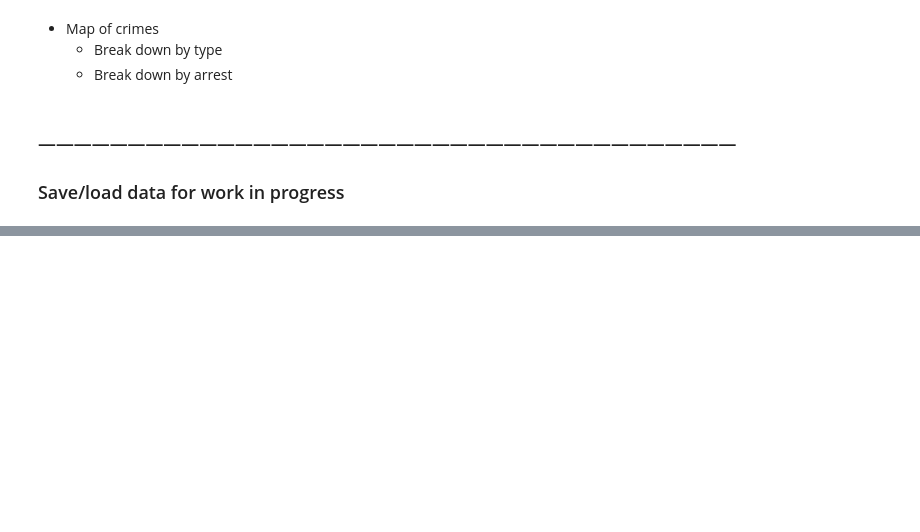
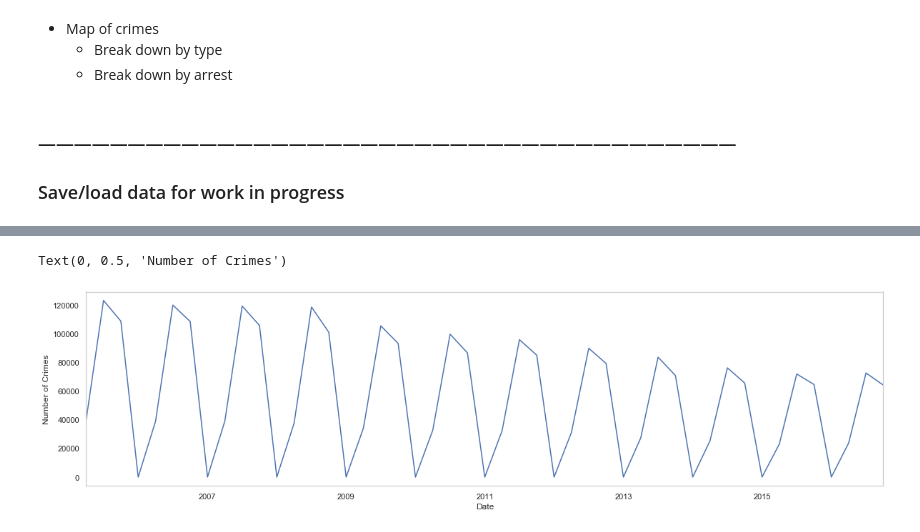
Before and after one commit to vbernardes/chicago-crime-dataviz, a Jupyter notebook: EDA.ipynb, the cells around one changed output, grey strips where cells are left out. Cells and saved outputs as stored; diff of their text form; code cells hidden in the pictures; blank space fills up the shorter version.

```diff
--- a/EDA.ipynb
+++ b/EDA.ipynb
@@ -271,0 +370,6 @@ crimes_df.to_pickle('data/processed_data.pkl')
+# %%
+crimes_df.loc[(crimes_df.index.year >= 2005) & (crimes_df.index.month >= 6)].resample('Q').size().plot(figsize=(20,5));
+plt.ylabel('Number of Crimes')
+# %% [output]
+Text(0, 0.5, 'Number of Crimes')
+[figure, added]
```
Also changed, not shown: parts of 25 cells of this notebook.
